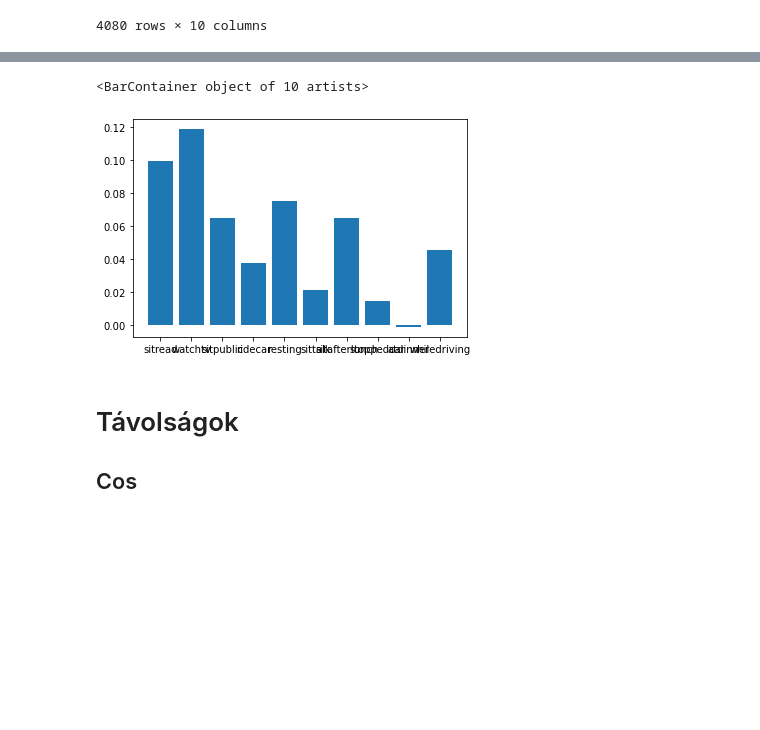
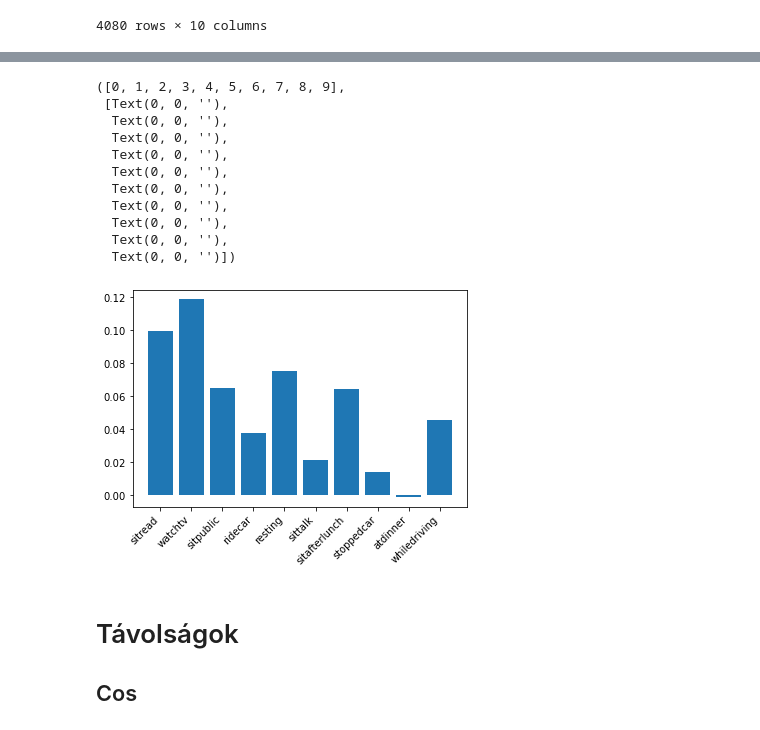
Before and after one commit to siposbence/ESS, a Jupyter notebook: ESS_SHHS1_SHHS2.ipynb, the cells around one changed output, grey strips where cells are left out. Cells and saved outputs as stored; diff of their text form; code cells hidden in the pictures; blank space fills up the shorter version.

```diff
--- a/ESS_SHHS1_SHHS2.ipynb
+++ b/ESS_SHHS1_SHHS2.ipynb
@@ -288,8 +310,19 @@ plt.bar(["sitread","watchtv","sitpublic","ridecar","resting","sittalk","sitafter
 # %%
 plt.bar(["sitread","watchtv","sitpublic","ridecar","resting","sittalk","sitafterlunch","stoppedcar","atdinner", "whiledriving"],np.nanmean(shhs_1_ess.values-shhs_interim_ess.values, axis = 0))
+plt.xticks(rotation=45, ha='right')
 # %% [output]
-<BarContainer object of 10 artists>
+([0, 1, 2, 3, 4, 5, 6, 7, 8, 9],
+ [Text(0, 0, ''),
+  Text(0, 0, ''),
+  Text(0, 0, ''),
+  Text(0, 0, ''),
+  Text(0, 0, ''),
+  Text(0, 0, ''),
+  Text(0, 0, ''),
+  Text(0, 0, ''),
+  Text(0, 0, ''),
+  Text(0, 0, '')])
-[figure, old version]
+[figure, new version]
 # %% [markdown]
 # Távolságok
 
```
Also changed, not shown: parts of 2 cells of this notebook.
